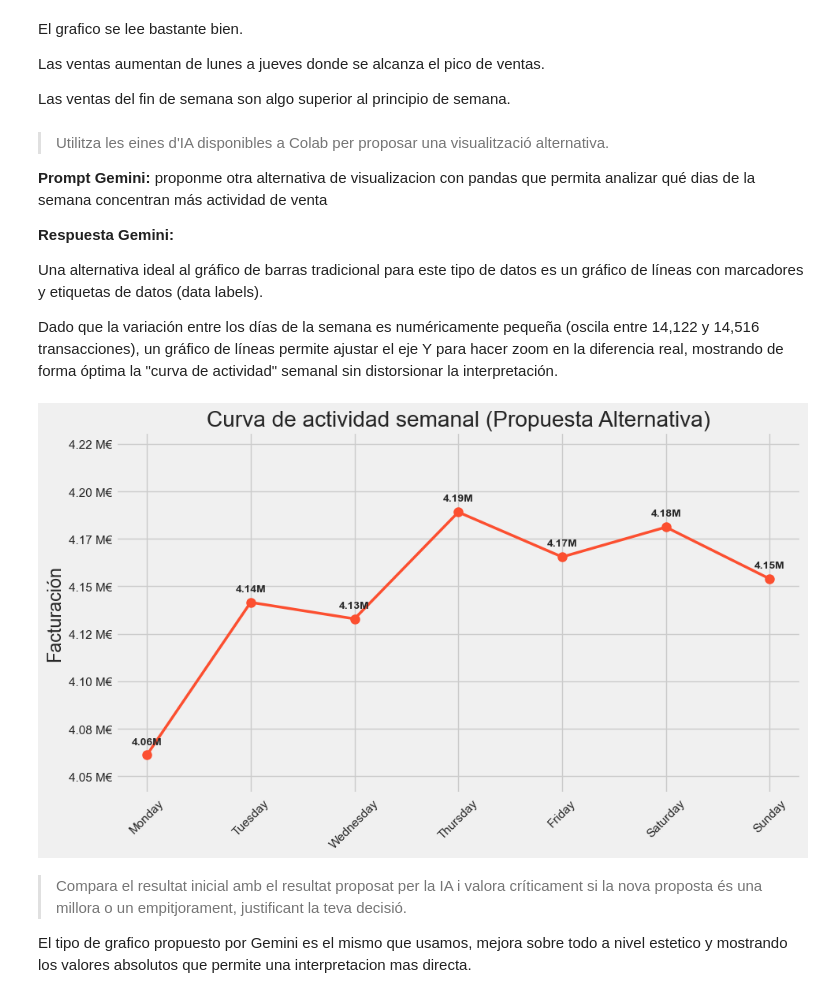
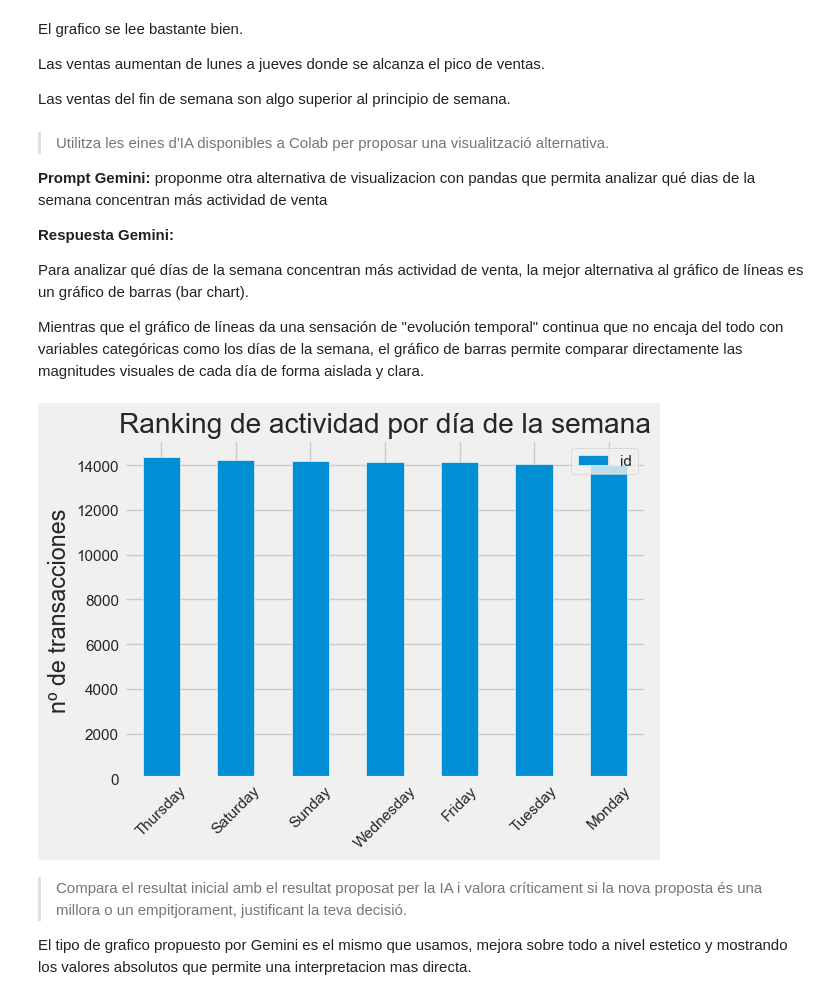
Before and after one commit to melinaauradon/ITAcademy, a Jupyter notebook: sprint 9/sprint_9.ipynb, the cells around one changed output. Drawn from its saved outputs; the diff is of its cells as text; code cells hidden in the pictures.

```diff
--- a/sprint 9/sprint_9.ipynb
+++ b/sprint 9/sprint_9.ipynb
@@ -558,55 +559,26 @@ proponme otra alternativa de visualizacion con pandas que permita analizar qué
 
 **Respuesta Gemini:**
 
-Una alternativa ideal al gráfico de barras tradicional para este tipo de datos es un gráfico de líneas con marcadores y etiquetas de datos (data labels).
+Para analizar qué días de la semana concentran más actividad de venta, la mejor alternativa al gráfico de líneas es un gráfico de barras (bar chart).
 
-Dado que la variación entre los días de la semana es numéricamente pequeña (oscila entre 14,122 y 14,516 transacciones), un gráfico de líneas permite ajustar el eje Y para hacer zoom en la diferencia real, mostrando de forma óptima la "curva de actividad" semanal sin distorsionar la interpretación.
+Mientras que el gráfico de líneas da una sensación de "evolución temporal" continua que no encaja del todo con variables categóricas como los días de la semana, el gráfico de barras permite comparar directamente las magnitudes visuales de cada día de forma aislada y clara.
-# %%
-plt.style.use('fivethirtyeight')
-fig, ax = plt.subplots(figsize=(10, 6))
-
-# Graficamos usando el índice numérico en el eje X para evitar errores de conversión con strings
-ventas_por_dia.plot(
-    kind='line',
-    use_index=True, # Usar el índice numérico (0, 1, 2...)
-    y='amount',
-    marker='o',
-    markersize=8,
-    linewidth=2.5,
-    color='#fc4f30',
-    title='Curva de actividad semanal (Propuesta Alternativa)',
-    xlabel='',
-    legend=False,
-    ax=ax
-)
-
-# Añadimos etiquetas de datos usando el índice i como coordenada X
-for i, row in ventas_por_dia.iterrows():
-    ax.annotate(
-        f"{row['amount']/1e6:.2f}M",
-        (i, row['amount']), # 'i' es la coordenada X numérica (0, 1, 2...)
-        textcoords="offset points",
-        xytext=(0,10),
-        ha='center',
-        fontsize=10,
-        fontweight='bold'
-    )
-
-# Formateamos los ticks del eje X para mostrar el nombre del día en lugar de los números
-ax.set_xticks(range(len(ventas_por_dia)))
-ax.set_xticklabels(ventas_por_dia['day_name'], rotation=45)
-
-# Formateamos el eje Y en Millones de Euros de forma limpia
-ax.get_yaxis().set_major_formatter(plt.FuncFormatter(lambda x, loc: f"{x/1e6:.2f} M€"))
-ax.set_ylabel('Facturación')
-
-# Ajustamos el límite del eje Y para hacer 'zoom' en la diferencia real sin distorsionar
-ax.set_ylim(ventas_por_dia['amount'].min() * 0.995, ventas_por_dia['amount'].max() * 1.01)
-
-plt.tight_layout()
-plt.show()
-# %% [output]
-[figure, removed]
+# %%
+plt.style.use('fivethirtyeight')
+
+# Ordenamos el DataFrame de mayor a menor número de transacciones antes de graficar
+ventas_por_dia.sort_values(by='id', ascending=False).plot(
+    kind='bar',
+    x='day_name',
+    y='id',
+    title='Ranking de actividad por día de la semana',
+    ylabel='nº de transacciones',
+    xlabel='',
+    rot=45
+)
+plt.tight_layout()
+plt.show()
+# %% [output]
+[figure, added]
 # %% [markdown]
 > Compara el resultat inicial amb el resultat proposat per la IA i valora críticament si la nova proposta és una millora o un empitjorament, justificant la teva decisió.
 
```
Also changed, not shown: parts of 9 cells of this notebook.
